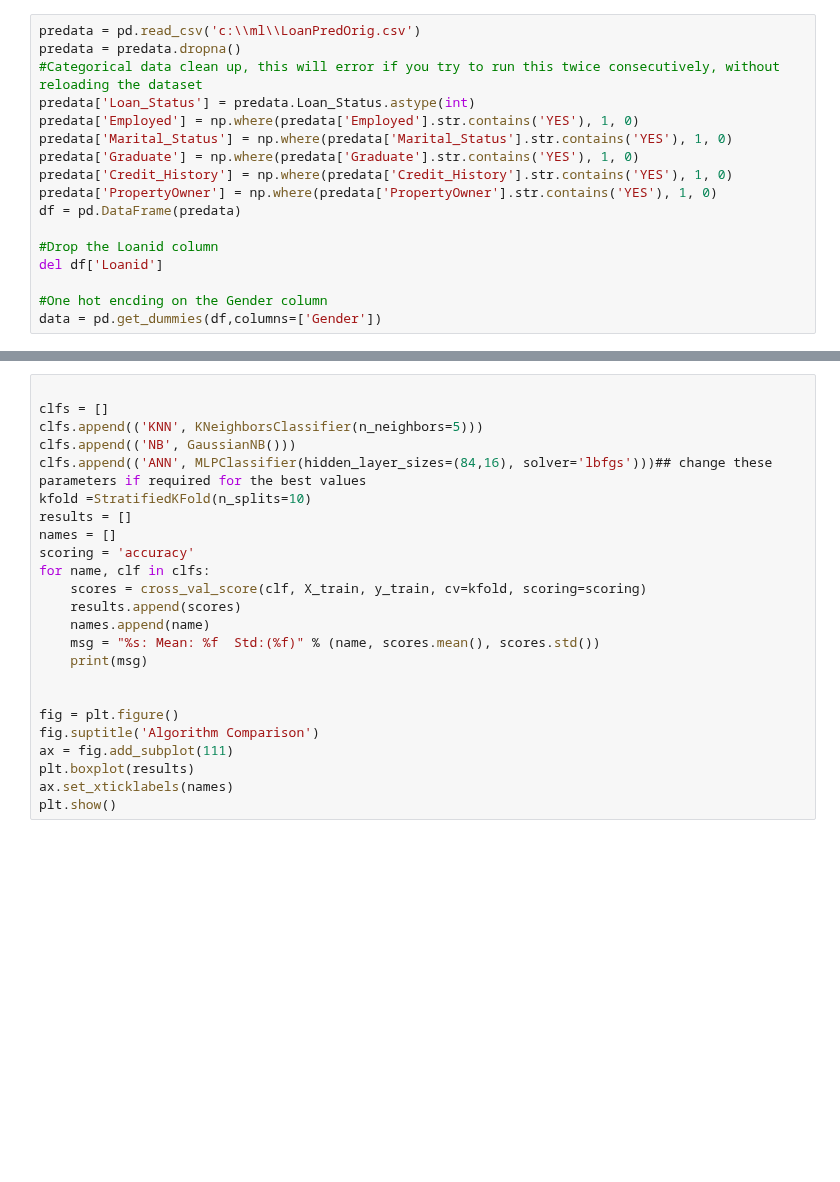
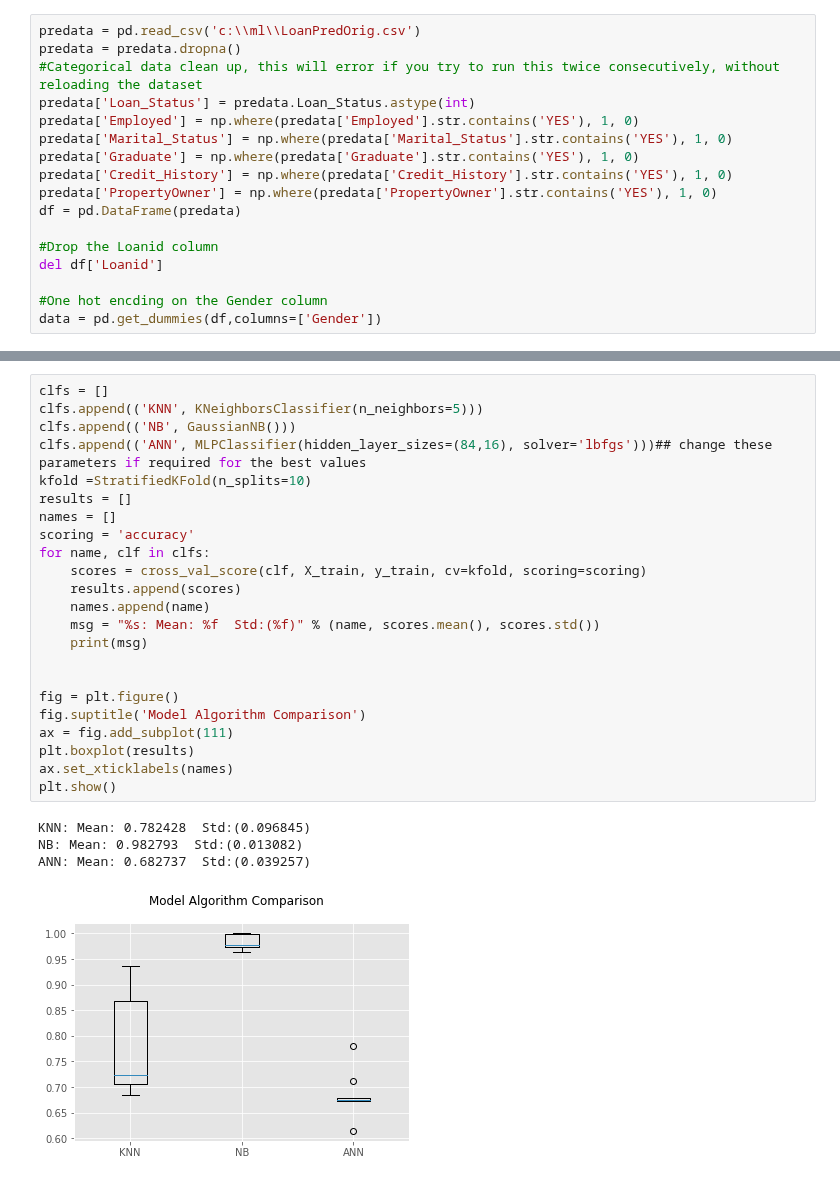
Before and after one commit to tullshaun/MachineLearning, a Jupyter notebook: Loan Application Improve Classifier Accuracy Scores and Performance.ipynb, the cells around one changed output, grey strips where cells are left out. Drawn from its saved outputs; the diff is of its cells as text; blank space fills up the shorter version.

```diff
--- a/Loan Application Improve Classifier Accuracy Scores and Performance.ipynb
+++ b/Loan Application Improve Classifier Accuracy Scores and Performance.ipynb
@@ -209,24 +264,28 @@ The next section will use a BoxPlot to compare accuracy scores using the tuned p
 # %%
-
 clfs = []
 clfs.append(('KNN', KNeighborsClassifier(n_neighbors=5)))
 clfs.append(('NB', GaussianNB()))
 clfs.append(('ANN', MLPClassifier(hidden_layer_sizes=(84,16), solver='lbfgs')))## change these parameters if required for the best values
 kfold =StratifiedKFold(n_splits=10)
 results = []
 names = []
 scoring = 'accuracy'
 for name, clf in clfs:
     scores = cross_val_score(clf, X_train, y_train, cv=kfold, scoring=scoring)
     results.append(scores)
     names.append(name)
     msg = "%s: Mean: %f  Std:(%f)" % (name, scores.mean(), scores.std())
     print(msg)
 
 
 fig = plt.figure()
-fig.suptitle('Algorithm Comparison')
+fig.suptitle('Model Algorithm Comparison')
 ax = fig.add_subplot(111)
 plt.boxplot(results)
 ax.set_xticklabels(names)
 plt.show()
+# %% [output]
+KNN: Mean: 0.782428  Std:(0.096845)
+NB: Mean: 0.982793  Std:(0.013082)
+ANN: Mean: 0.682737  Std:(0.039257)
+[figure, added]
```
Also changed, not shown: parts of 22 cells of this notebook.
